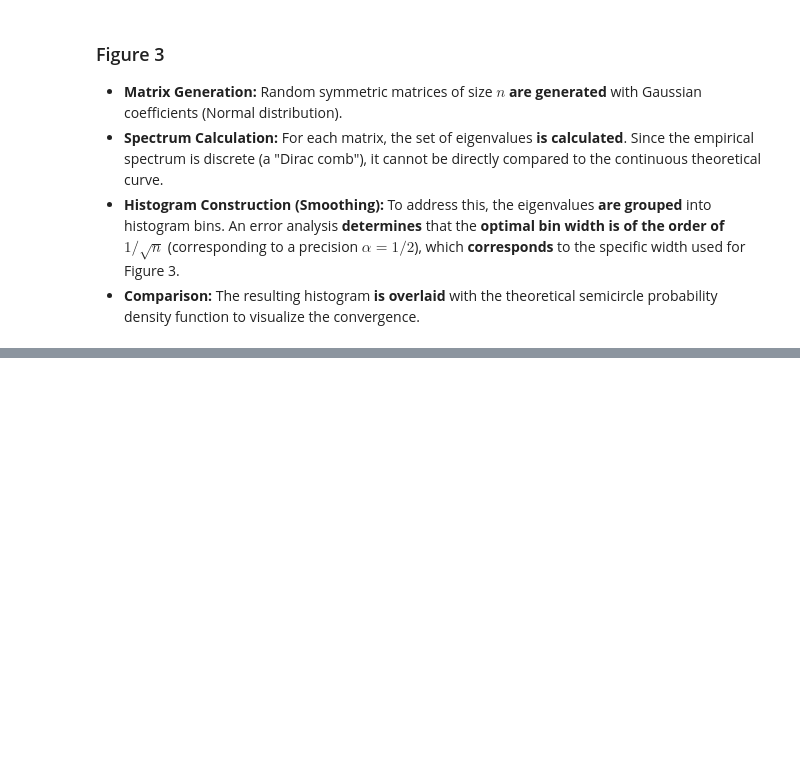
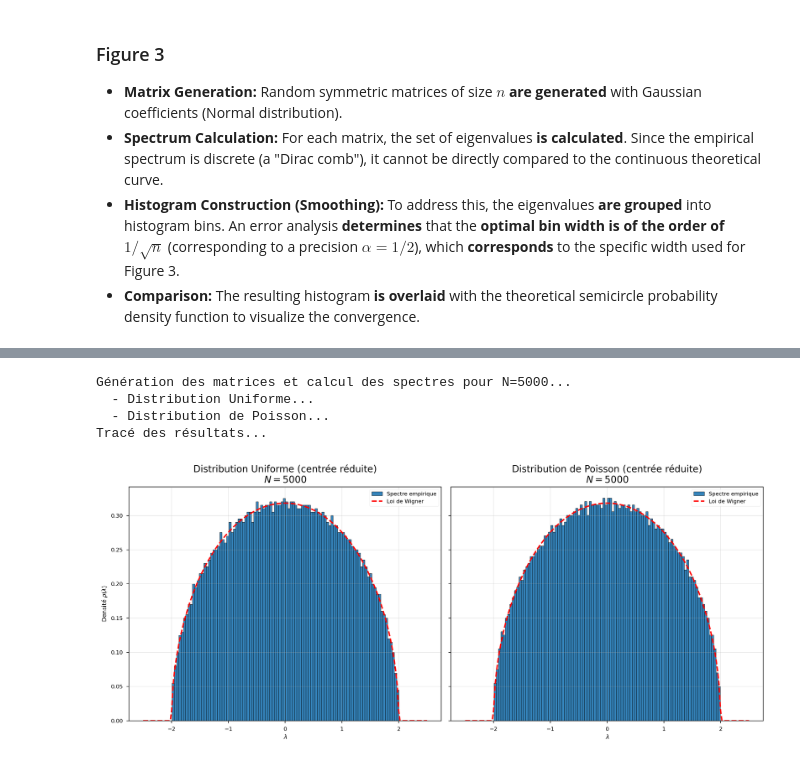
Before and after one commit to yacineklikel/theoreme_de_Wigner, a Jupyter notebook: Wigner_semicircle_law.ipynb, the cells around one changed output, grey strips where cells are left out. Cells and saved outputs as stored; diff of their text form; code cells hidden in the pictures; blank space fills up the shorter version.

```diff
--- a/Wigner_semicircle_law.ipynb
+++ b/Wigner_semicircle_law.ipynb
@@ -111,0 +112,67 @@ Calcul en cours...
+# %%
+# --- Paramètres de la simulation ---
+N = 5000  # Dimension des matrices (comme indiqué dans le rapport)
+bins = 100 # Nombre de classes pour l'histogramme
+R = 2     # Rayon du demi-cercle (pour variance normalisée à 1)
+
+
+
+def generate_wigner_uniform(n: int) -> np.ndarray:
+    """
+    Génère une matrice de Wigner avec coefficients issus d'une loi Uniforme.
+    Loi U[-sqrt(3), sqrt(3)] pour avoir une moyenne nulle et une variance de 1.
+    """
+    limit = np.sqrt(3)
+    M = np.random.uniform(-limit, limit, (n, n))
+    M = np.triu(M) + np.triu(M, 1).T
+    return M / np.sqrt(n)
+
+def generate_wigner_poisson(n: int, lam: float = 1.0) -> np.ndarray:
+    """
+    Génère une matrice de Wigner avec coefficients issus d'une loi de Poisson.
+    Centrée (X - lambda) et réduite (/ sqrt(lambda)).
+    """
+    M = np.random.poisson(lam, (n, n)).astype(float)
+    M = (M - lam) / np.sqrt(lam)
+    M = np.triu(M) + np.triu(M, 1).T
+    return M / np.sqrt(n)
+
+# --- Calcul des spectres ---
+print(f"Génération des matrices et calcul des spectres pour N={N}...")
+print("  - Distribution Uniforme...")
+H_uni = generate_wigner_uniform(N)
+eig_uni = np.linalg.eigvalsh(H_uni)
+print("  - Distribution de Poisson...")
+H_pois = generate_wigner_poisson(N, lam=4) # lambda=4 pour avoir une distribution assez "lisse" mais discrète à la base
+eig_pois = np.linalg.eigvalsh(H_pois)
+
+print("Tracé des résultats...")
+fig, axes = plt.subplots(1, 2, figsize=(14, 6), sharey=True)
+x = np.linspace(-R-0.5, R+0.5, 200)
+y_theo = wigner_semicircle(x, R)
+
+# Plot 1: Uniforme
+axes[0].hist(eig_uni, bins=bins, density=True, edgecolor='black', linewidth=0.5, alpha=0.9, label='Spectre empirique')
+axes[0].plot(x, y_theo, linewidth=2, label='Loi de Wigner')
+axes[0].set_title(f'Distribution Uniforme (centrée réduite)\n$N={N}$', fontsize=14)
+axes[0].set_xlabel('$\lambda$')
+axes[0].set_ylabel('Densité $\\rho(\lambda)$')
+axes[0].legend()
+axes[0].grid(True, alpha=0.3)
+
+# Plot 2: Poisson
+axes[1].hist(eig_pois, bins=bins, density=True, edgecolor='black', linewidth=0.5, alpha=0.9, label='Spectre empirique')
+axes[1].plot(x, y_theo, linewidth=2, label='Loi de Wigner')
+axes[1].set_title(f'Distribution de Poisson (centrée réduite)\n$N={N}$', fontsize=14)
+axes[1].set_xlabel('$\lambda$')
+axes[1].legend()
+axes[1].grid(True, alpha=0.3)
+
+plt.tight_layout()
+plt.show()
+# %% [output]
+Génération des matrices et calcul des spectres pour N=5000...
+  - Distribution Uniforme...
+  - Distribution de Poisson...
+Tracé des résultats...
+[figure, added]
```
Also changed, not shown: parts of 1 cell of this notebook.
